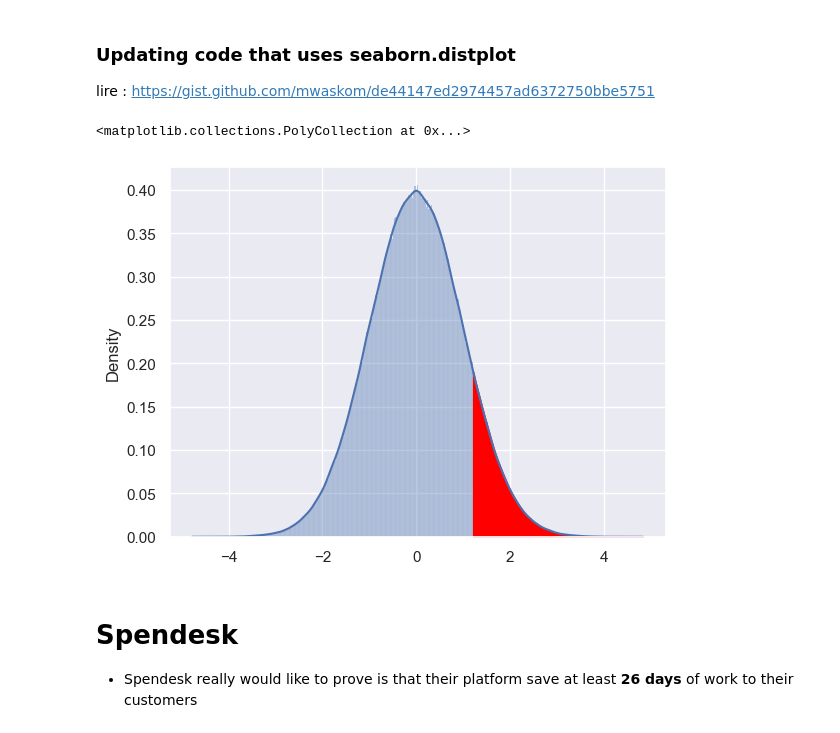
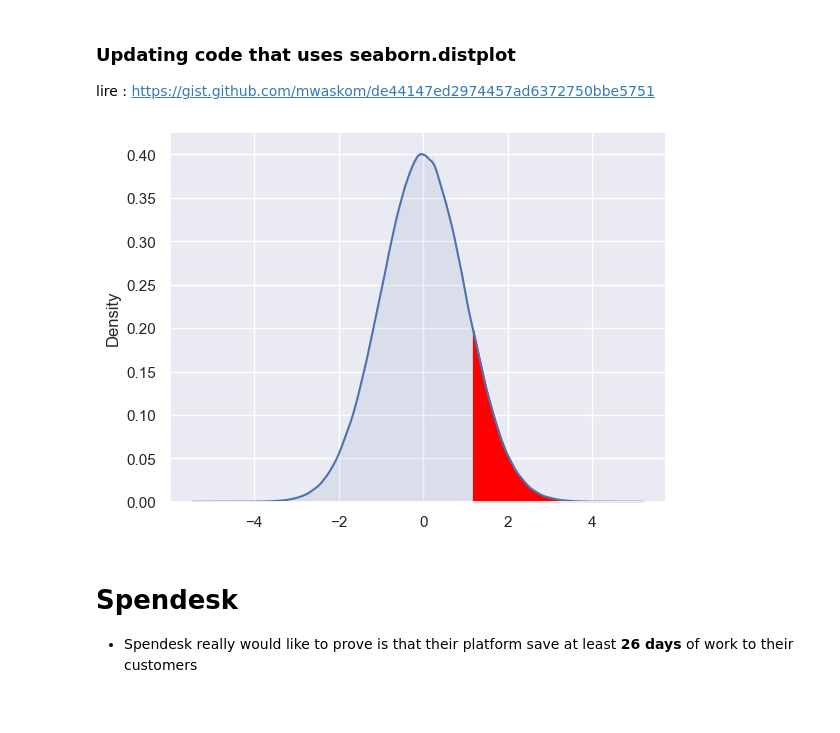
Before and after one commit to 40tude/Data_Essentials_Stage_Oct_2023, a Jupyter notebook: 02-Python-J2/stage_mes_solutions/Python_Jour_2_02_ApresMidi.ipynb, the cells around one changed output. Cells and saved outputs as stored; diff of their text form; code cells hidden in the pictures.

```diff
--- a/02-Python-J2/stage_mes_solutions/Python_Jour_2_02_ApresMidi.ipynb
+++ b/02-Python-J2/stage_mes_solutions/Python_Jour_2_02_ApresMidi.ipynb
@@ -406,21 +576,20 @@ lire : https://gist.github.com/mwaskom/de44147ed2974457ad6372750bbe5751
 # %%
 import seaborn as sns
 sns.set_theme()
 df = sns.load_dataset("penguins")
 
-ax = sns.histplot(np.random.normal(0, 1, size=1000000), kde=True, stat="density", kde_kws=dict(cut=3), alpha=.4, edgecolor=(1, 1, 1, .4))
+ax = sns.histplot(np.random.normal(0, 1, size=1000000), kde=True, stat="density", kde_kws=dict(cut=3), alpha=.1, edgecolor=(1, 1, 1, .4))
 # This is a mask that will let us filter only the values beyond z-score
 mask = ax.lines[0].get_xydata()[:, 0] > z_score ## Only modify the operator sign (<, >) depending on your problem
 
 # This will get the coordinates of all the data points beyon z-score
 x_area_under_curve = ax.lines[0].get_xydata()[:, 0][mask]
 y_area_under_curve = ax.lines[0].get_xydata()[:, 1][mask]
 
 # We finally fill the area with red
-ax.fill_between(x_area_under_curve, y_area_under_curve, color="red")
+_ = ax.fill_between(x_area_under_curve, y_area_under_curve, color="red")
 # %% [output]
-<matplotlib.collections.PolyCollection at 0x...>
-[figure, old version]
+[figure, new version]
 # %% [markdown]
 # Spendesk
 * Spendesk really would like to prove is that their platform save at least **26 days** of work to their customers
```
Also changed, not shown: parts of 33 cells of this notebook.
